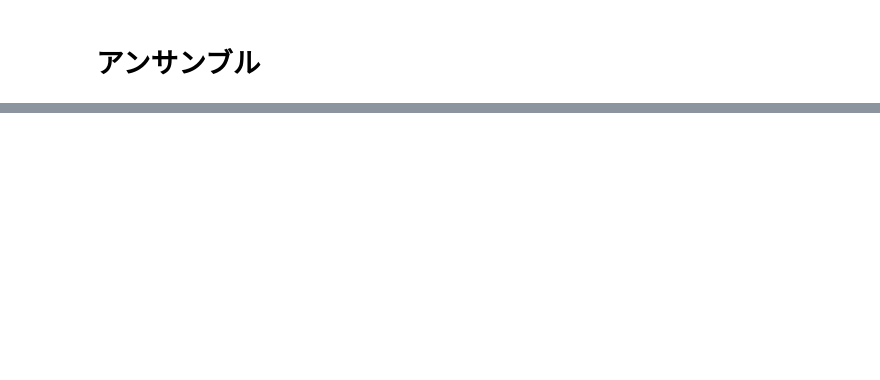
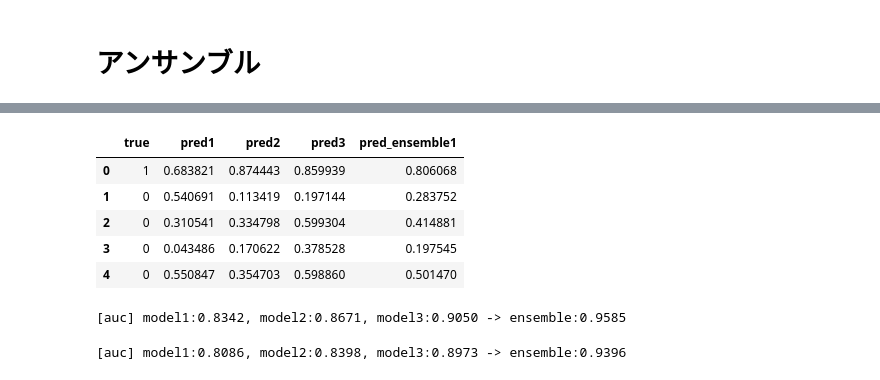
Before and after one commit to soeatu/kaggle_basic, a Jupyter notebook: kagglebook-modeltuning.ipynb, the cells around one changed output, grey strips where cells are left out. Drawn from its saved outputs; the diff is of its cells as text; code cells hidden in the pictures; blank space fills up the shorter version.

Commit message:
Kaggle Notebook | KaggleBook_ModelTuning | Version 3

```diff
--- a/kagglebook-modeltuning.ipynb
+++ b/kagglebook-modeltuning.ipynb
@@ -679,0 +682,17 @@ accuracy: 0.7095
+# %%
+#モデルの予測値を持つデータフレームを乱数で作成
+np.random.seed(123)
+df = pd.DataFrame({
+    "true": [0]*700 + [1]*300,
+    "pred1":np.arange(1000) + np.random.rand(1000)*1200,
+    "pred2":np.arange(1000) + np.random.rand(1000)*1000,
+    "pred3":np.arange(1000) + np.random.rand(1000)*800,
+})
+df["pred1"] = np.clip(df["pred1"]/df["pred1"].max(), 0, 1)
+df["pred2"] = np.clip(df["pred2"]/df["pred2"].max(), 0, 1)
+df["pred3"] = np.clip(df["pred3"]/df["pred3"].max(), 0, 1)
+
+df_train, df_test = train_test_split(df, test_size=0.8, stratify=df["true"], random_state=123)
+df_train = df_train.reset_index(drop=True)
+df_test = df_test.reset_index(drop=True)
+df_train.head()
@@ -679,0 +706,30 @@ accuracy: 0.7095
+# %%
+#単純移動平均によるアンサンブル
+df_train["pred_ensemble1"] = (df_train["pred1"] + df_train["pred2"] + df_train["pred3"]) / 3
+df_train.head()
+# %% [output]
+|  | true | pred1 | pred2 | pred3 | pred_ensemble1 |
+| 0 | 1 | 0.683821 | 0.874443 | 0.859939 | 0.806068 |
+| 1 | 0 | 0.540691 | 0.113419 | 0.197144 | 0.283752 |
+| 2 | 0 | 0.310541 | 0.334798 | 0.599304 | 0.414881 |
+| 3 | 0 | 0.043486 | 0.170622 | 0.378528 | 0.197545 |
+| 4 | 0 | 0.550847 | 0.354703 | 0.598860 | 0.501470 |
+# %%
+#アンサンブル用の精度評価関数と精度評価
+def evaluate_ensemble(input_df, col_pred):
+    print("[auc] model1:{:.4f}, model2:{:.4f}, model3:{:.4f} -> ensemble:{:.4f}".format(
+        roc_auc_score(input_df["true"], input_df["pred1"]),
+        roc_auc_score(input_df["true"], input_df["pred2"]),
+        roc_auc_score(input_df["true"], input_df["pred3"]),
+        roc_auc_score(input_df["true"], input_df[col_pred]),
+    ))
+
+evaluate_ensemble(df_train, col_pred="pred_ensemble1")
+# %% [output]
+[auc] model1:0.8342, model2:0.8671, model3:0.9050 -> ensemble:0.9585
+# %%
+#推論時のアンサンブル処理と精度評価
+df_test["pred_ensemble1"] = (df_test["pred1"] + df_test["pred2"] + df_test["pred3"]) / 3
+evaluate_ensemble(df_test, col_pred="pred_ensemble1")
+# %% [output]
+[auc] model1:0.8086, model2:0.8398, model3:0.8973 -> ensemble:0.9396
```
Also changed, not shown: parts of 16 cells of this notebook.
